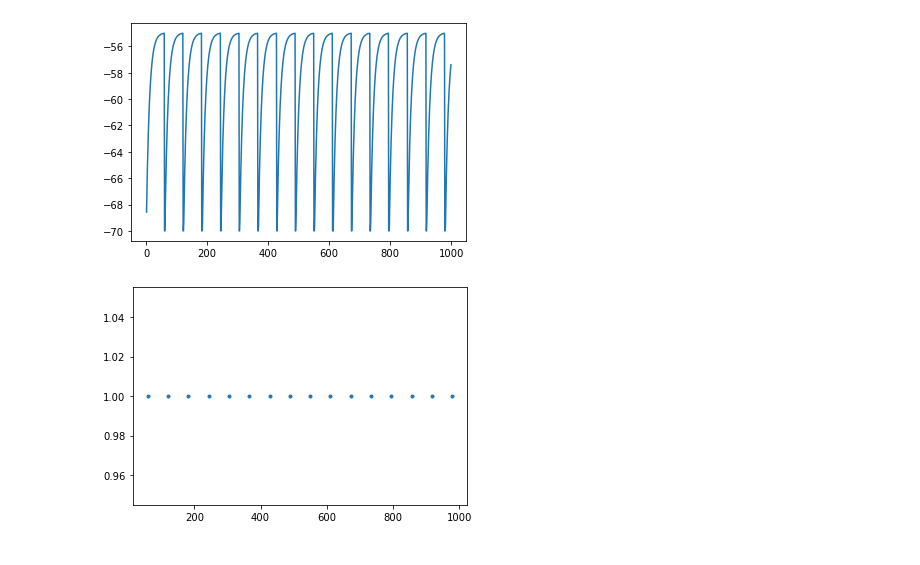
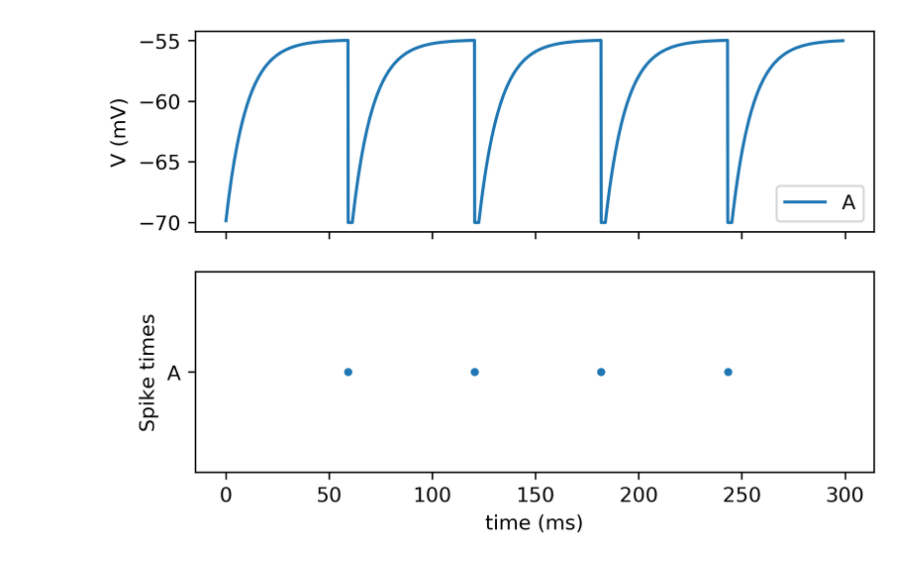
Before and after one commit to oist-ncbc/skill-pill-plus, a Jupyter notebook: Tutorial-3_Synapses-and-Networks/Synapses_Example.ipynb, the cells around one changed output. Cells and saved outputs as stored; diff of their text form; code cells hidden in the pictures.

```diff
--- a/Tutorial-3_Synapses-and-Networks/Synapses_Example.ipynb
+++ b/Tutorial-3_Synapses-and-Networks/Synapses_Example.ipynb
@@ -6,29 +45,13 @@ neuron_A = nest.Create("iaf_psc_delta")
 # %%
+nest.ResetKernel()
+
+neuron_A = nest.Create("iaf_psc_delta")
 nest.SetStatus(neuron_A, {"I_e": 376.0})
 
 multimeter_A = nest.Create("multimeter")
-nest.SetStatus(multimeter_A, {"withtime": True, "record_from":["V_m"]})
+nest.SetStatus(multimeter_A, {"withtime": True, "record_from":["V_m"], "interval": 0.1})
 
 spikedetector_A = nest.Create("spike_detector", params={"withgid": True, "withtime": True})
 
 nest.Connect(multimeter_A, neuron_A)
 nest.Connect(neuron_A, spikedetector_A)
-
-nest.Simulate(1000.0)
-
-dmm = nest.GetStatus(multimeter_A)[0]
-Vms = dmm["events"]["V_m"]
-ts = dmm["events"]["times"]
-
-pylab.figure(1)
-pylab.plot(ts, Vms)
-
-dSD = nest.GetStatus(spikedetector_A,keys="events")[0]
-evs = dSD["senders"]
-ts = dSD["times"]
-pylab.figure(2)
-pylab.plot(ts, evs, ".")
-pylab.show()
-# %% [output]
-[figure, removed]
-[figure, removed]
@@ -36,0 +60,27 @@ neuron_B = nest.Create("iaf_psc_delta")
+# %%
+plt.rcParams['figure.dpi'] = 300
+fig, ax = plt.subplots(2, 1, sharex=True, sharey=False)
+
+multimeter_A_readout = nest.GetStatus(multimeter_A)[0]
+V_A = multimeter_A_readout["events"]["V_m"]
+t_A = multimeter_A_readout["events"]["times"]
+
+spikedetector_A_readout = nest.GetStatus(spikedetector_A, keys="events")[0]
+event_A = spikedetector_A_readout["senders"]
+te_A = spikedetector_A_readout["times"]
+
+ax[0].set_ylabel('V (mV)')
+
+ax[0].plot(t_A, V_A, color="tab:blue", label="A")
+ax[0].legend()
+
+ax[1].set_xlabel('time (ms)')
+ax[1].set_ylabel('Spike times')
+ax[1].plot(te_A, event_A, ".")
+
+ax[1].set_yticks([1])
+ax[1].set_yticklabels(["A"])
+
+plt.show()
+# %% [output]
+[figure, added]
```
Also changed, not shown: parts of 17 cells of this notebook, 1 other file.
